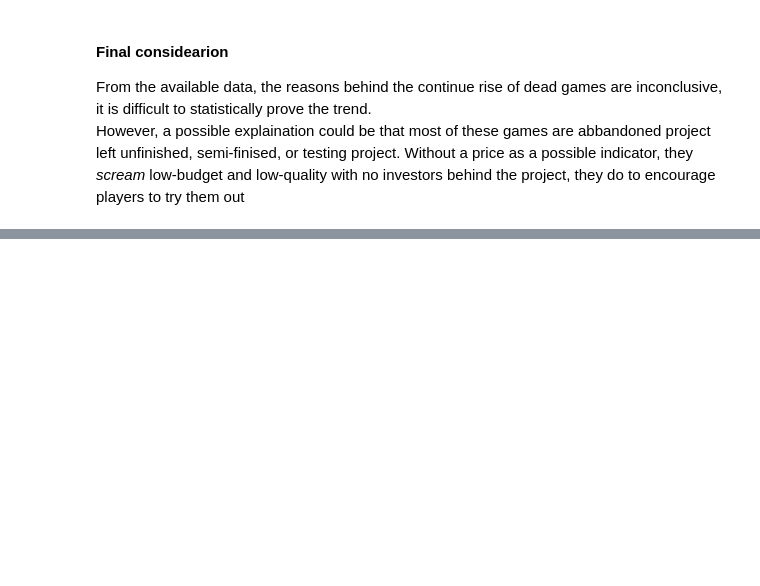
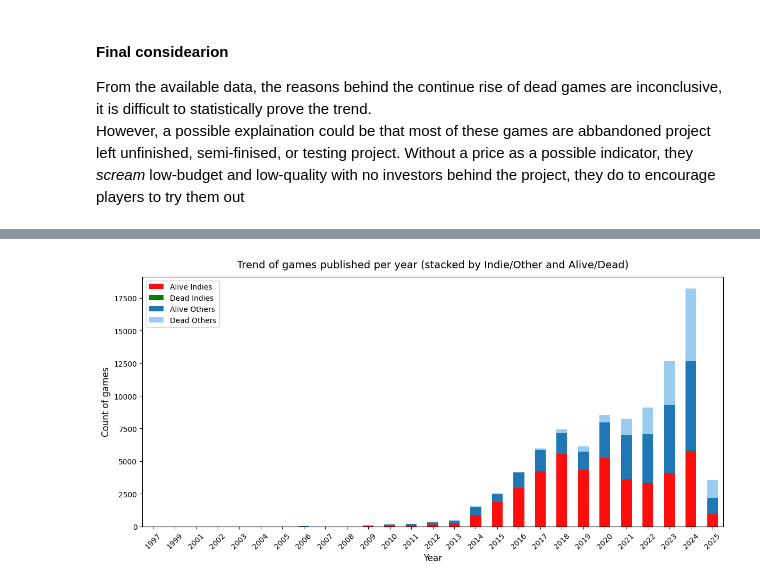
Before and after one commit to Jingrui-Zhu/SLDV, a Jupyter notebook: data_analysis.ipynb, the cells around one changed output, grey strips where cells are left out. Drawn from its saved outputs; the diff is of its cells as text; code cells hidden in the pictures; blank space fills up the shorter version.

```diff
--- a/data_analysis.ipynb
+++ b/data_analysis.ipynb
@@ -213,0 +263,34 @@ How does the ease of publishing low-budget games, so called, indie games changed
+# %%
+# count dead games with 'indie' tag per year
+zero_indie_mask = three_zeros[three_zeros["tags"].apply(has_indie)]
+zero_indie_by_year = zero_indie_mask.groupby("year").size().reindex(total_by_year.index, fill_value=0)
+
+alive_indie_by_year = indie_by_year - zero_indie_by_year
+zero_others_by_year = zero_by_year - zero_indie_by_year
+alive_others_by_year = others_by_year - zero_others_by_year
+
+years = total_by_year.index.astype(int)
+
+plot_indies = pd.DataFrame({
+    "Alive Indies": alive_indie_by_year,
+    "Dead Indies": zero_indie_by_year,
+    "Alive Others": alive_others_by_year,
+    "Dead Others": zero_others_by_year,
+})
+
+ax = plot_indies.plot(
+    kind="bar",
+    stacked=True,
+    figsize=(12, 6),
+    color=["#ff0e0e", "green", "#1f77b4", "#99ccee"],
+)
+
+ax.set_xlabel("Year", fontsize=12)
+ax.set_ylabel("Count of games", fontsize=12)
+ax.set_title("Trend of games published per year (stacked by Indie/Other and Alive/Dead)", fontsize=14, pad=12)
+ax.set_xticklabels(years, rotation=45)
+ax.legend(loc="upper left")
+plt.tight_layout()
+plt.show()
+# %% [output]
+[figure, added]
```
Also changed, not shown: parts of 6 cells of this notebook.
